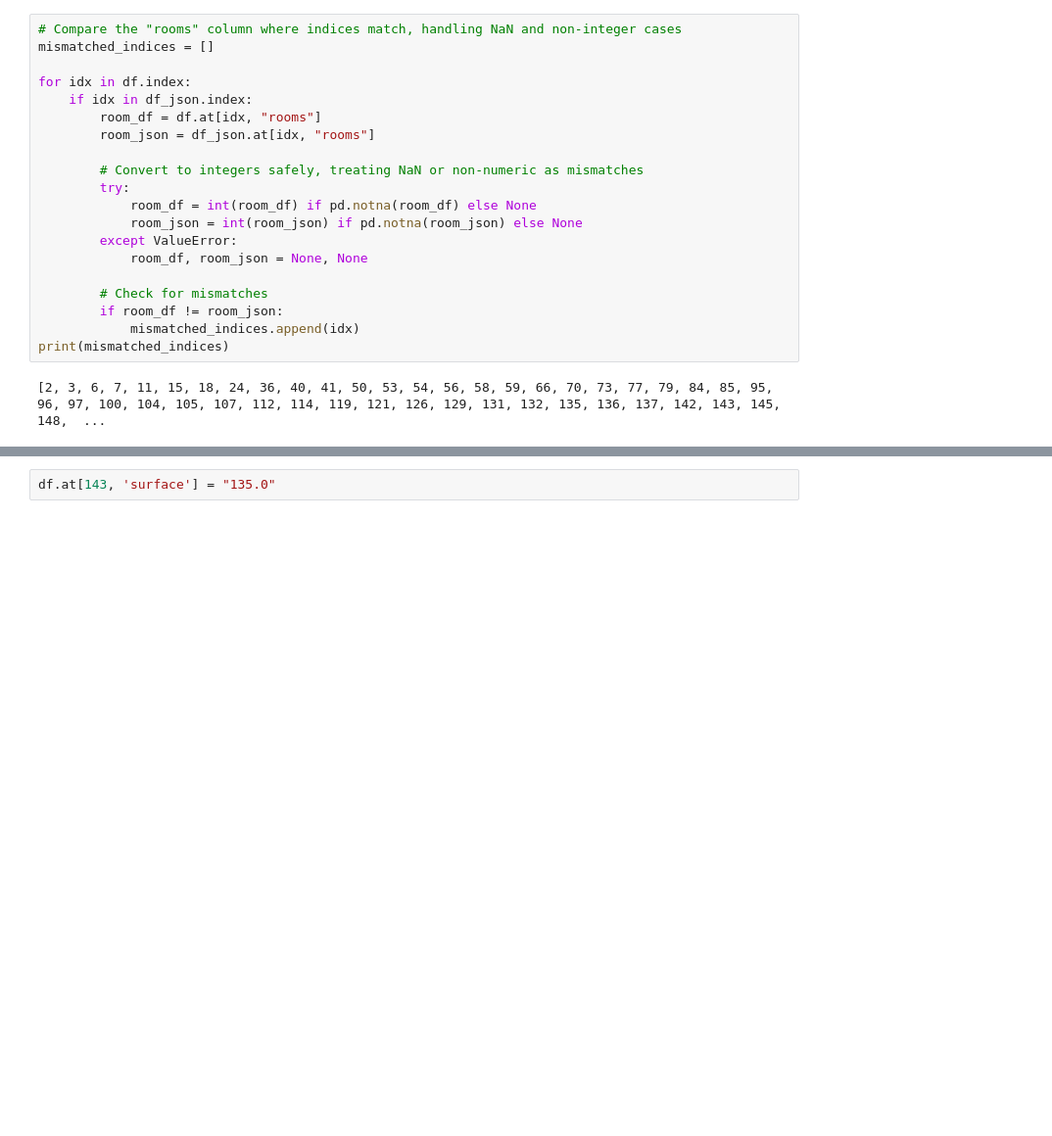
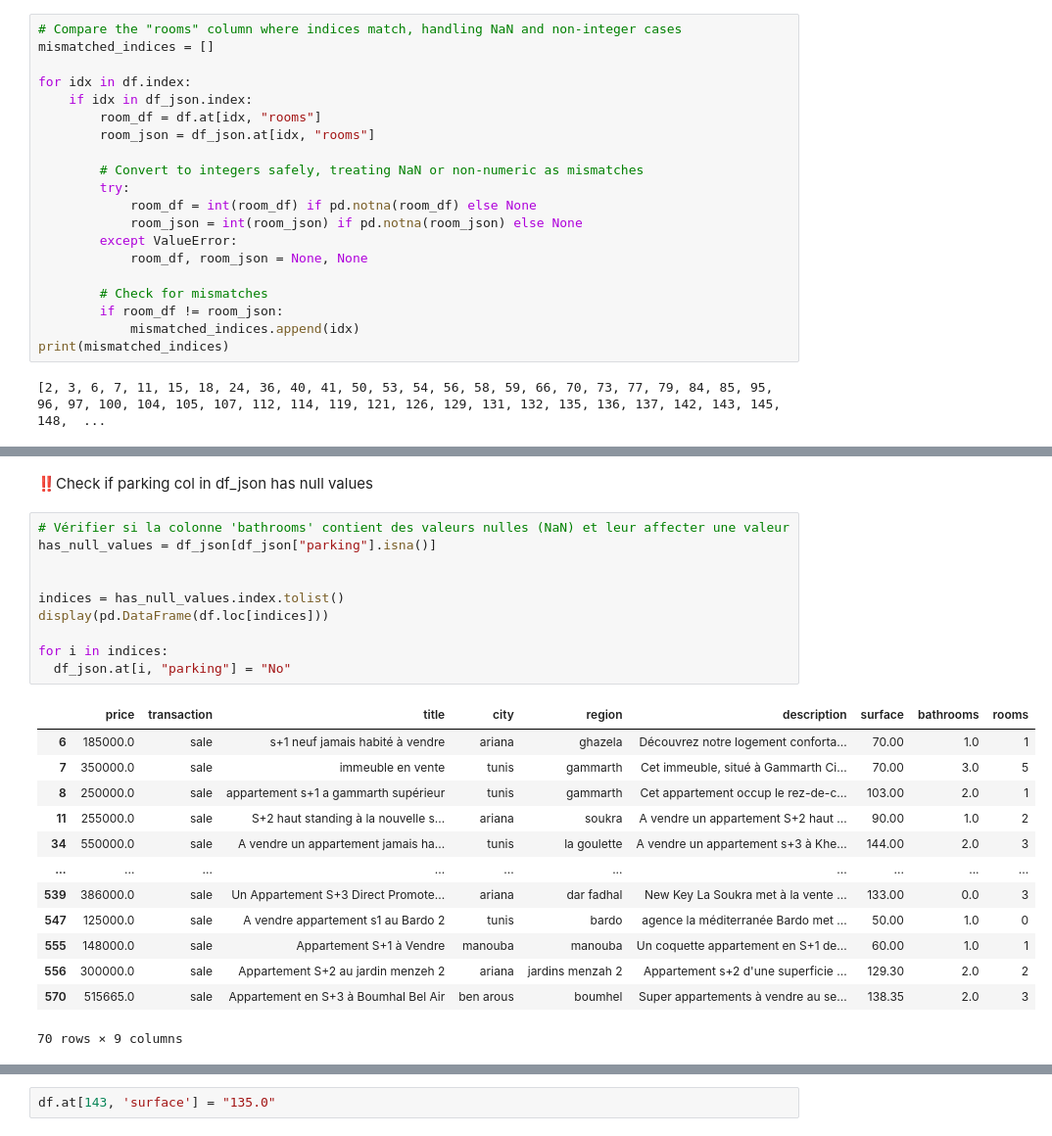
Before and after one commit to anasneji2002/Housing_pricing, a Jupyter notebook: notebooks/Cleanup scripts/NLP/Description_preprocessing_using_LLM.ipynb, the cells around one changed output, grey strips where cells are left out. Shown: that part at 98% size. Saved outputs shown, nothing was run; the diff lists cells and outputs as text; blank space fills up the shorter version.

```diff
--- a/notebooks/Cleanup scripts/NLP/Description_preprocessing_using_LLM.ipynb
+++ b/notebooks/Cleanup scripts/NLP/Description_preprocessing_using_LLM.ipynb
@@ -925,0 +981,26 @@ display(pd.DataFrame(df.loc[mismatched_indices]))
+# %% [markdown]
+‼️Check if parking col in df_json has null values
+# %%
+# Vérifier si la colonne 'bathrooms' contient des valeurs nulles (NaN) et leur affecter une valeur
+has_null_values = df_json[df_json["parking"].isna()]
+
+
+indices = has_null_values.index.tolist()
+display(pd.DataFrame(df.loc[indices]))
+
+for i in indices:
+  df_json.at[i, "parking"] = "No"
+# %% [output]
+|  | price | transaction | title | city | region | description | surface | bathrooms | rooms |
+| 6 | 185000.0 | sale | s+1 neuf jamais habité à vendre | ariana | ghazela | Découvrez notre logement conforta... | 70.00 | 1.0 | 1 |
+| 7 | 350000.0 | sale | immeuble en vente | tunis | gammarth | Cet immeuble, situé à Gammarth Ci... | 70.00 | 3.0 | 5 |
+| 8 | 250000.0 | sale | appartement s+1 a gammarth supérieur | tunis | gammarth | Cet appartement occup le rez-de-c... | 103.00 | 2.0 | 1 |
+| 11 | 255000.0 | sale | S+2 haut standing à la nouvelle s... | ariana | soukra | A vendre un appartement S+2 haut ... | 90.00 | 1.0 | 2 |
+| 34 | 550000.0 | sale | A vendre un appartement jamais ha... | tunis | la goulette | A vendre un appartement s+3 à Khe... | 144.00 | 2.0 | 3 |
+| ... | ... | ... | ... | ... | ... | ... | ... | ... | ... |
+| 539 | 386000.0 | sale | Un Appartement S+3 Direct Promote... | ariana | dar fadhal | New Key La Soukra met à la vente ... | 133.00 | 0.0 | 3 |
+| 547 | 125000.0 | sale | A vendre appartement s1 au Bardo 2 | tunis | bardo | agence la méditerranée Bardo met ... | 50.00 | 1.0 | 0 |
+| 555 | 148000.0 | sale | Appartement S+1 à Vendre | manouba | manouba | Un coquette appartement en S+1 de... | 60.00 | 1.0 | 1 |
+| 556 | 300000.0 | sale | Appartement S+2 au jardin menzeh 2 | ariana | jardins menzah 2 | Appartement s+2 d'une superficie ... | 129.30 | 2.0 | 2 |
+| 570 | 515665.0 | sale | Appartement en S+3 à Boumhal Bel Air | ben arous | boumhel | Super appartements à vendre au se... | 138.35 | 2.0 | 3 |
+70 rows × 9 columns
```
Also changed, not shown: parts of 53 cells of this notebook, 4 other files.
